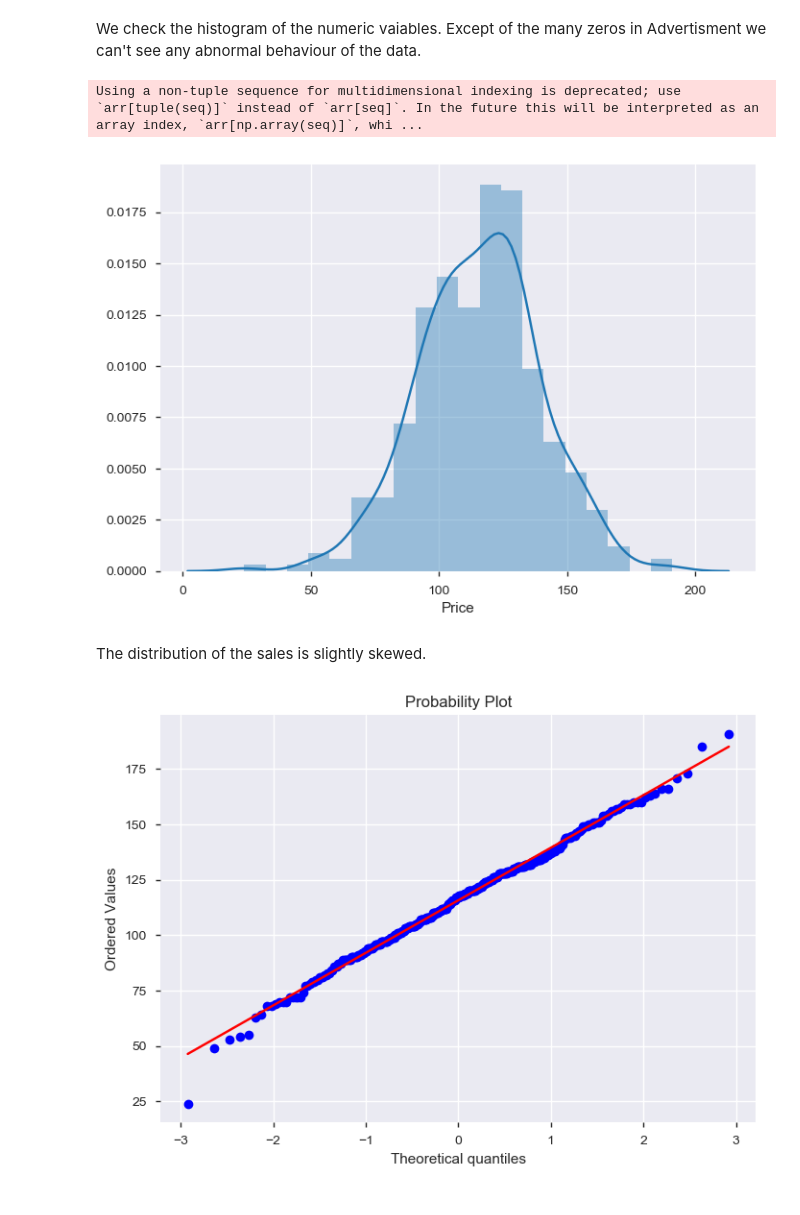
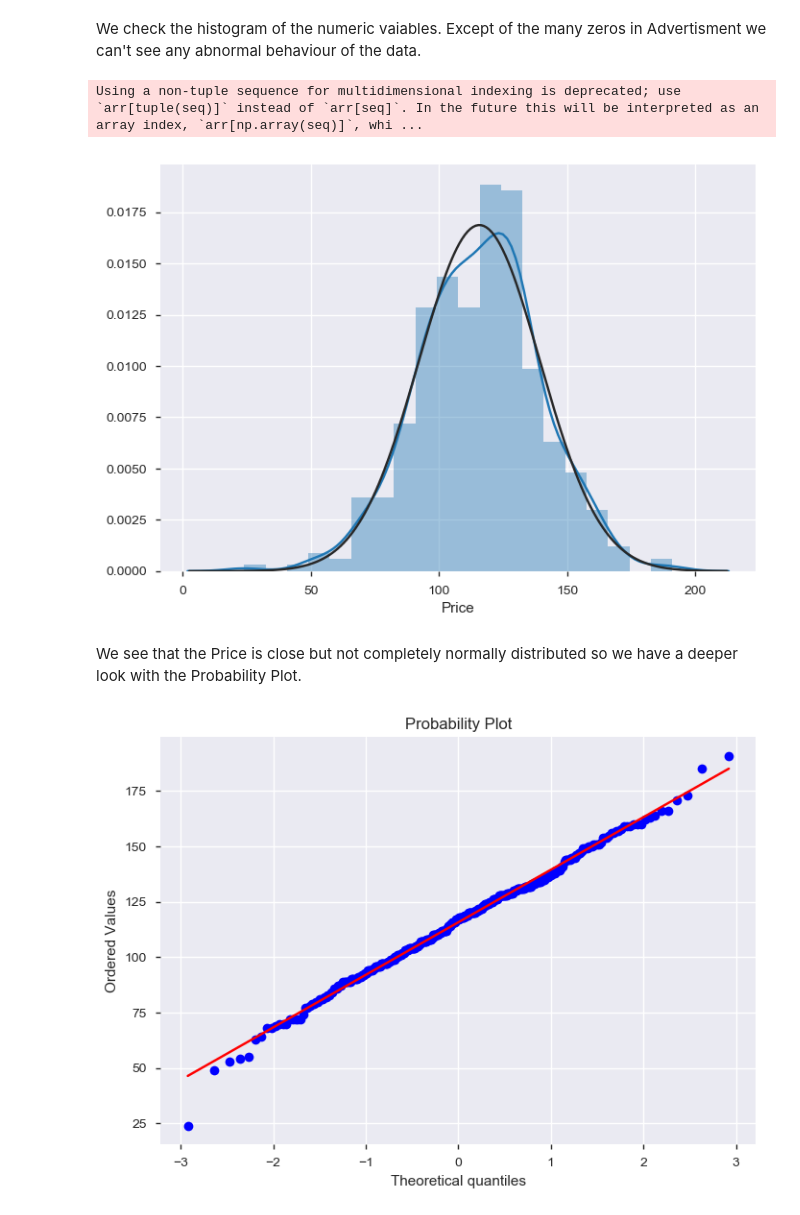
Before and after one commit to Julia-Hammerer/AppliedStatistics, a Jupyter notebook: notebooks/Car_EDA.ipynb, the cells around one changed output. Saved outputs shown, nothing was run; the diff lists cells and outputs as text; code cells hidden in the pictures.

```diff
--- a/notebooks/Car_EDA.ipynb
+++ b/notebooks/Car_EDA.ipynb
@@ -145,12 +165,12 @@ df_num.hist(figsize=(10,10),bins=50, xlabelsize=8, ylabelsize=8);
 # %% [markdown]
 We check the histogram of the numeric vaiables. Except of the many zeros in Advertisment we can't see any abnormal behaviour of the data.
 # %%
-sns.distplot(df.Price);
+sns.distplot(df.Price, fit=norm,);
 # %% [output]
 Using a non-tuple sequence for multidimensional indexing is deprecated; use `arr[tuple(seq)]` instead of `arr[seq]`. In the future this will be interpreted as an array index, `arr[np.array(seq)]`, whi ...
-[figure, old version]
+[figure, new version]
-# %% [markdown]
-The distribution of the sales is slightly skewed.
+# %% [markdown]
+We see that the Price is close but not completely normally distributed so we have a deeper look with the Probability Plot.
 # %%
 stats.probplot(df['Price'], plot=plt);
 # %% [output]
```
Also changed, not shown: parts of 10 cells of this notebook, 15 other files.
